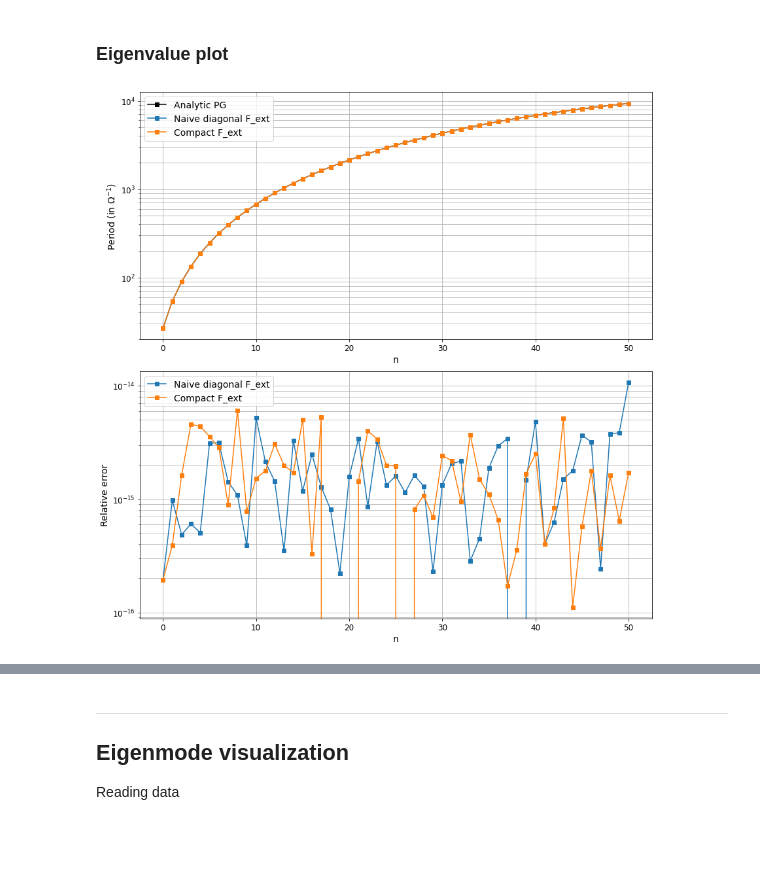
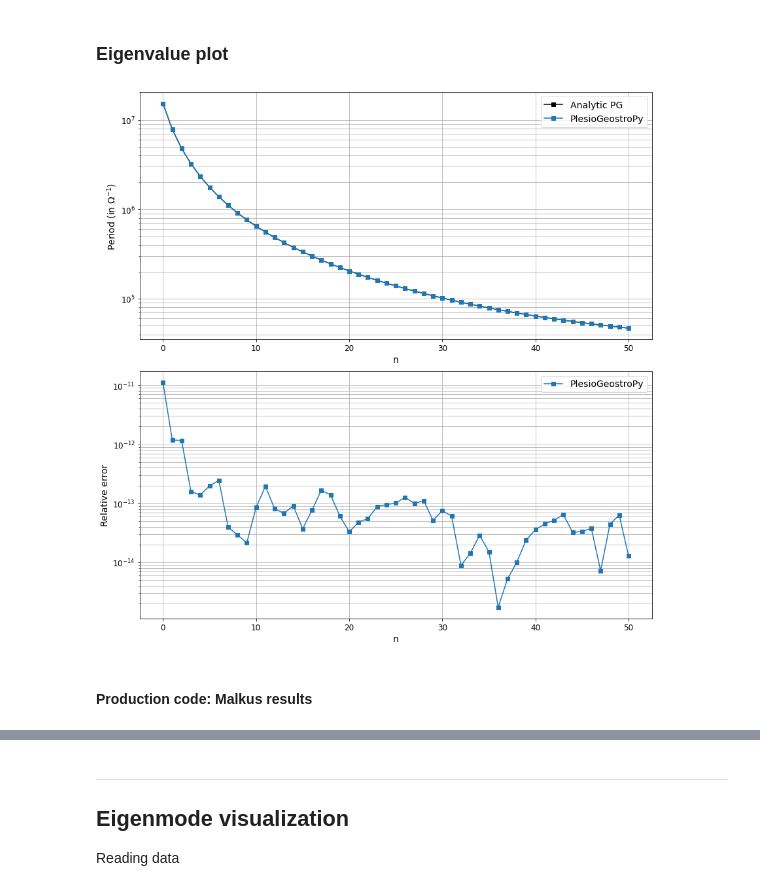
Before and after one commit to GentleMin/PlesioGeostroPy, a Jupyter notebook: Eigen_Post.ipynb, the cells around one changed output, grey strips where cells are left out. Drawn from its saved outputs; the diff is of its cells as text; code cells hidden in the pictures; blank space fills up the shorter version.

```diff
--- a/Eigen_Post.ipynb
+++ b/Eigen_Post.ipynb
@@ -43,7 +43,7 @@ solution_file_list = [
     # "./out/eigen/Malkus/Reduced/eigen_m3_N50_cpt.h5",
     # "./out/eigen/Malkus/Reduced/eigen_m3_N50_quad-eigen-p113.h5",
     # "./out/eigen/Malkus/Reduced/eigen_m3_N50_quad-eigen-p113.pkl",
-    "./out/eigen/Malkus/Reduced/eigen_m3_N50_quad-eigen-p113_chop.pkl",
+    # "./out/eigen/Malkus/Reduced/eigen_m3_N50_quad-eigen-p113_chop.pkl",
 
     # Hydrodynamic modes
     # "./out/eigen/Hydrodynamic/Transformed/eigen_m3_N50.h5",
@@ -62,7 +62,7 @@ src_names = [
 
     # # Different recipes for Malkus bg field
     # "Code Daria Mathematica",
-    # "PlesioGeostroPy-mp32",
+    "PlesioGeostroPy",
     # "PlesioGeostroPy-scipy",
     # "PlesioGeostroPy-PG-Daria",
     # "PlesioGeostroPy: Recipe Daria quad_Malkus",
@@ -73,8 +73,8 @@ src_names = [
     # "Conjugate variables (Unitary)",
     # "Reduced system",
     # "Reduced system (v2)",
-    "Naive diagonal F_ext",
-    "Compact F_ext",
+    # "Naive diagonal F_ext",
+    # "Compact F_ext",
     # "Double precision",
     # "Quadruple precision",
     # "Quadruple precision (chopped)",
@@ -230,7 +218,7 @@ df_compare_err.style.format(formatter=lambda x: "{:.7e}".format(x))
 # %% [markdown]
 ### Eigenvalue plot
 # %%
-df_view = df_colletions[0]
+df_view = df_colletions[1]
 ref_name = "Analytic PG"
 df_err_view = pd.DataFrame()
 for idx, srcname in enumerate(src_names):
@@ -257,31 +245,33 @@ scale = 1/Le_val
 
 ax.semilogy(np.arange(n_view), 2*np.pi*scale/np.abs(np.imag(df_view[ref_name].iloc[:n_view].astype(np.complex_))), 'ks-', label=ref_name)
 for idx, srcname in enumerate(src_names):
     ax.semilogy(np.arange(n_view), 2*np.pi*scale/np.abs(np.imag(df_view[srcname][:n_view].astype(np.complex_))), 's-', label=srcname)
 ax.grid(which="both")
 ax.legend(fontsize=14)
 ax.set_xlabel("n", fontsize=14)
 ax.set_ylabel("Period (in $\Omega^{-1}$)", fontsize=14)
 ax.tick_params(axis='both', which='major', labelsize=12)
 
 if df_err_view is not None:
     ax = axes[1]
     for idx, srcname in enumerate(src_names):
         ax.semilogy(np.arange(n_view), df_err_view[srcname][:n_view], 's-', label=srcname)
     ax.grid(which="both")
     ax.legend(fontsize=14)
     ax.set_xlabel("n", fontsize=14)
     ax.set_ylabel("Relative error", fontsize=14)
     ax.tick_params(axis='both', which='major', labelsize=12)
     # ax.set_ylim([1e-17, 1e-12])
 
 plt.tight_layout()
 if save_name is not None:
     if os.path.exists(save_name + '.pdf') and not override:
         print("File exists... aborting...")
     else:
         plt.savefig(save_name + '.pdf', format="pdf", bbox_inches="tight")
         plt.savefig(save_name + '.png', format="png", dpi=150, bbox_inches="tight")
 plt.show()
 # %% [output]
-[figure, old version]
+[figure, new version]
+# %% [markdown]
+#### Production code: Malkus results
```
Also changed, not shown: parts of 39 cells of this notebook, 3 other files.
